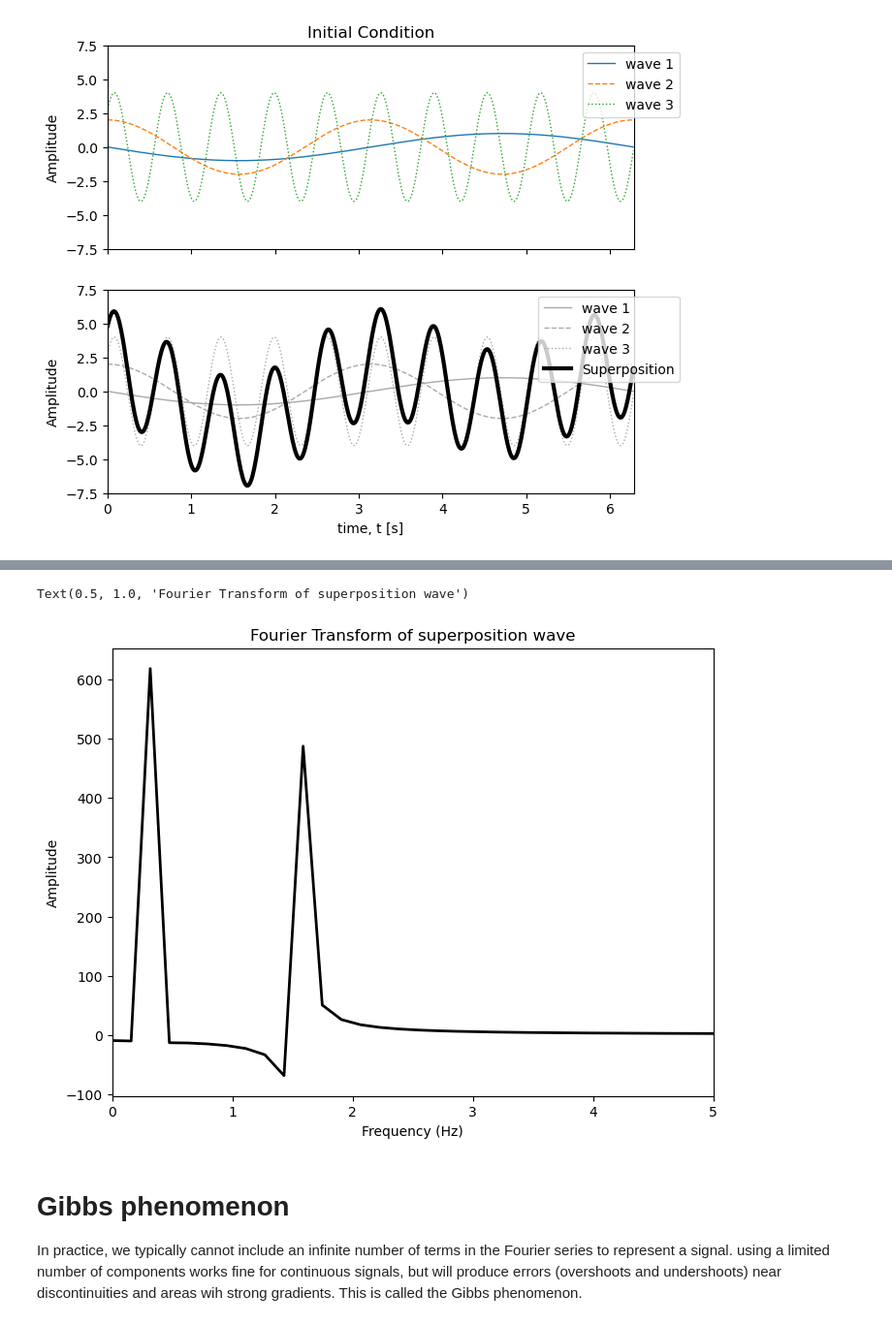
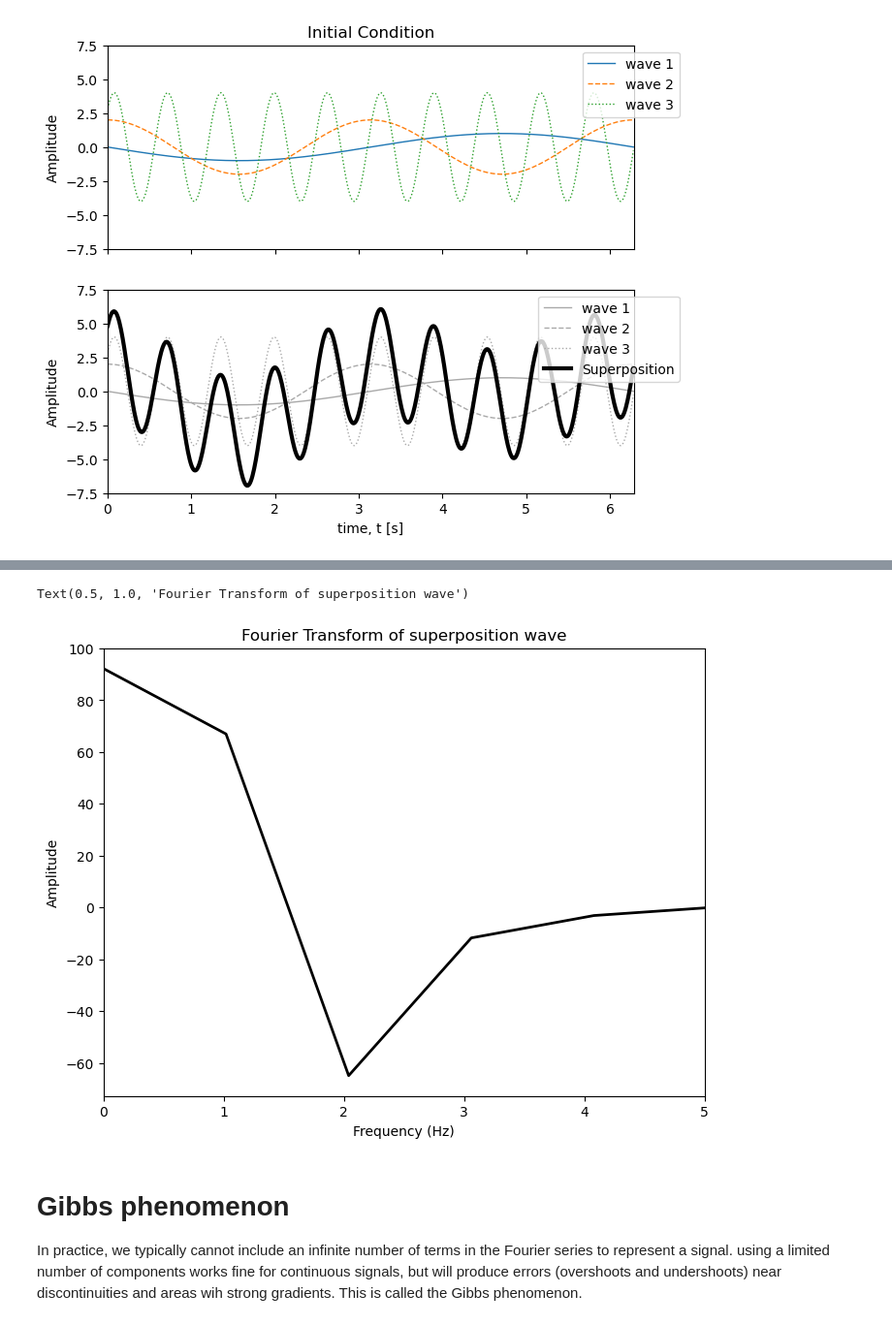
Before and after one commit to thorbjornmoeUiB/GEOF211_compendium, a Jupyter notebook: GEOF211_book/_build/jupyter_execute/Useful_calculus/Fourier_transforms.ipynb, the cells around one changed output, grey strips where cells are left out. Shown at 97% size. Cells and saved outputs as stored; diff of their text form; code cells hidden in the pictures.

```diff
--- a/GEOF211_book/_build/jupyter_execute/Useful_calculus/Fourier_transforms.ipynb
+++ b/GEOF211_book/_build/jupyter_execute/Useful_calculus/Fourier_transforms.ipynb
@@ -115,31 +117,32 @@ Here, the function $Y(f)$ represent energy as a function of the frequency $f$. I
 # %%
 #import fft package using only real numbers into the transform
 from scipy.fft import rfft, rfftfreq
 
 # Calculate N
 N = len(t)
 sampling_rate = 1 / (t[1] - t[0])
 
 # Compute the Fourier transform
-superposition_wave_rfft = rfft(superposition_wave)
-
-frequencies = rfftfreq(N, 1/sampling_rate)
+frequency_eval_max = 100 #max number of components
+superposition_wave_rfft = rfft(superposition_wave, n=frequency_eval_max)
+n = np.shape(superposition_wave_rfft)[0] # np.size(t)
+frequencies_rel = n*sampling_rate/frequency_eval_max * np.linspace(0,1,int(n))
 
 # Plot the Fourier transform
 plt.figure(figsize=(8, 6))
-plt.plot(frequencies, superposition_wave_rfft,'k',lw=2, label="Fourier Transform")
+plt.plot(frequencies_rel, superposition_wave_rfft,'k',lw=2, label="Fourier Transform")
 
 plt.title('Spectrum')
 plt.xlabel('Frequency[Hz]')
 plt.ylabel('Amplitude')
 
 plt.xlim([0,5])
 plt.xlabel("Frequency (Hz)")
 plt.ylabel("Amplitude")
 plt.title("Fourier Transform of superposition wave")
 # %% [output]
 Text(0.5, 1.0, 'Fourier Transform of superposition wave')
-[figure, old version]
+[figure, new version]
 # %% [markdown]
 # Gibbs phenomenon
 In practice, we typically cannot include an infinite number of terms in the Fourier series to represent a signal. using a limited number of components works fine for continuous signals, but will produce errors (overshoots and undershoots) near discontinuities and areas wih strong gradients. This is called the Gibbs phenomenon.
```
Also changed, not shown: 12 other files.
